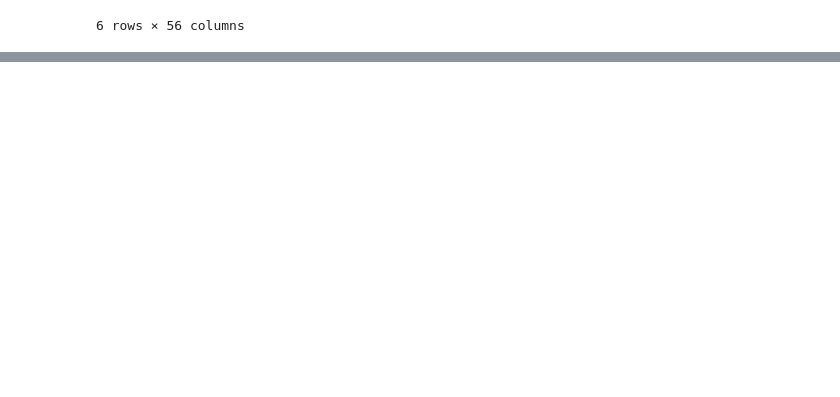
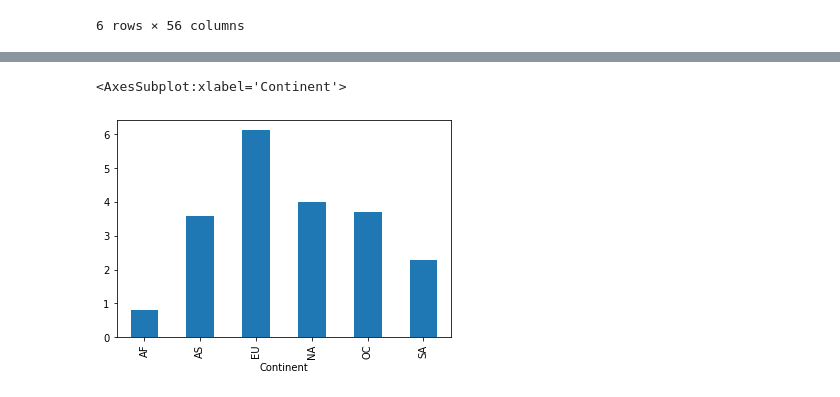
Before and after one commit to saiyidmkazmi/Project1-LifeExpectancy-, a Jupyter notebook: main.ipynb, the cells around one changed output, grey strips where cells are left out. Cells and saved outputs as stored; diff of their text form; code cells hidden in the pictures; blank space fills up the shorter version.

```diff
--- a/main.ipynb
+++ b/main.ipynb
@@ -282,0 +298,5 @@ final_df.groupby(["Continent"]).describe()
+# %%
+final_df.groupby(["Continent"])["Pharmicists Per 10,000"].mean().plot(kind = 'bar')
+# %% [output]
+<AxesSubplot:xlabel='Continent'>
+[figure, added]
```
Also changed, not shown: parts of 5 cells of this notebook.
